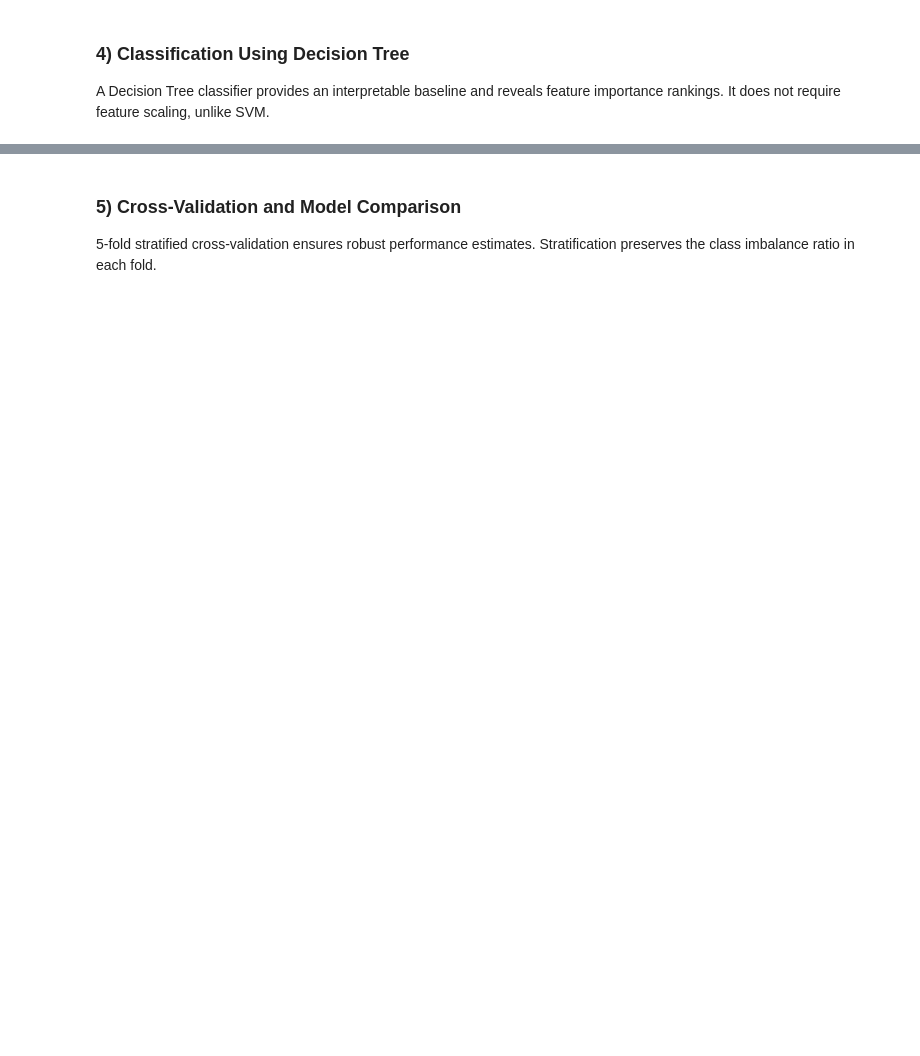
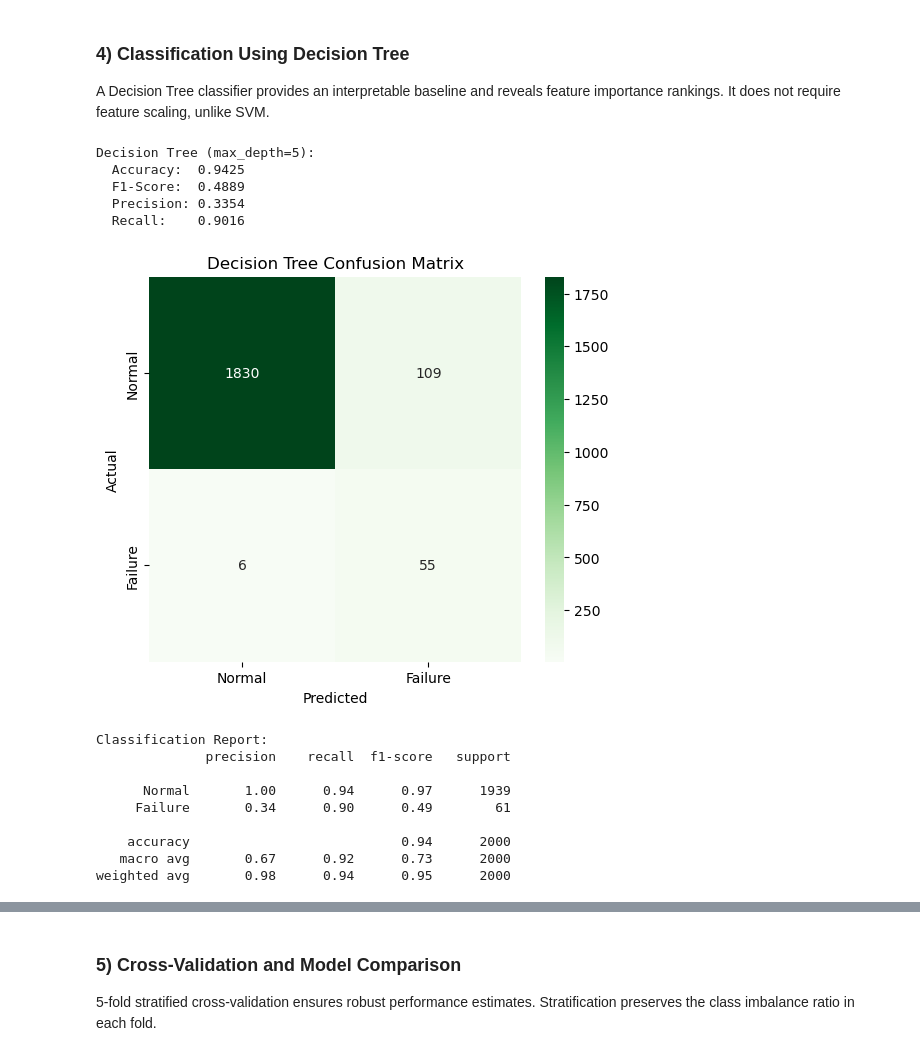
Before and after one commit to elamurg/Optimization-of-Industrial-Uptime, a Jupyter notebook: 250057317_V2.ipynb, the cells around one changed output, grey strips where cells are left out. Cells and saved outputs as stored; diff of their text form; code cells hidden in the pictures; blank space fills up the shorter version.

```diff
--- a/250057317_V2.ipynb
+++ b/250057317_V2.ipynb
@@ -506,26 +544,41 @@ print(classification_report(y_test, y_pred_svm_aug, target_names=['Normal', 'Fai
 
 A Decision Tree classifier provides an interpretable baseline and reveals feature importance rankings. It does not require feature scaling, unlike SVM.
 # %%
-# Decision Tree classifier (uses unscaled features - trees are scale-invariant)
 dt_model = DecisionTreeClassifier(max_depth=5, class_weight='balanced', random_state=42)
 dt_model.fit(X_train, y_train)
 y_pred_dt = dt_model.predict(X_test)
 
 print("Decision Tree (max_depth=5):")
 print(f"  Accuracy:  {accuracy_score(y_test, y_pred_dt):.4f}")
 print(f"  F1-Score:  {f1_score(y_test, y_pred_dt):.4f}")
 print(f"  Precision: {precision_score(y_test, y_pred_dt):.4f}")
 print(f"  Recall:    {recall_score(y_test, y_pred_dt):.4f}")
 
 cm_dt = confusion_matrix(y_test, y_pred_dt)
 plt.figure(figsize=(6, 5))
 sns.heatmap(cm_dt, annot=True, fmt='d', cmap='Greens',
             xticklabels=['Normal', 'Failure'], yticklabels=['Normal', 'Failure'])
-plt.title('Decision Tree - Confusion Matrix')
+plt.title('Decision Tree Confusion Matrix')
 plt.xlabel('Predicted')
 plt.ylabel('Actual')
 plt.show()
 
 print(f"\nClassification Report:")
 print(classification_report(y_test, y_pred_dt, target_names=['Normal', 'Failure']))
+# %% [output]
+Decision Tree (max_depth=5):
+  Accuracy:  0.9425
+  F1-Score:  0.4889
+  Precision: 0.3354
+  Recall:    0.9016
+[figure, added]
+Classification Report:
+              precision    recall  f1-score   support
+
+      Normal       1.00      0.94      0.97      1939
+     Failure       0.34      0.90      0.49        61
+
+    accuracy                           0.94      2000
+   macro avg       0.67      0.92      0.73      2000
+weighted avg       0.98      0.94      0.95      2000
 # %%
```
Also changed, not shown: parts of 20 cells of this notebook.
